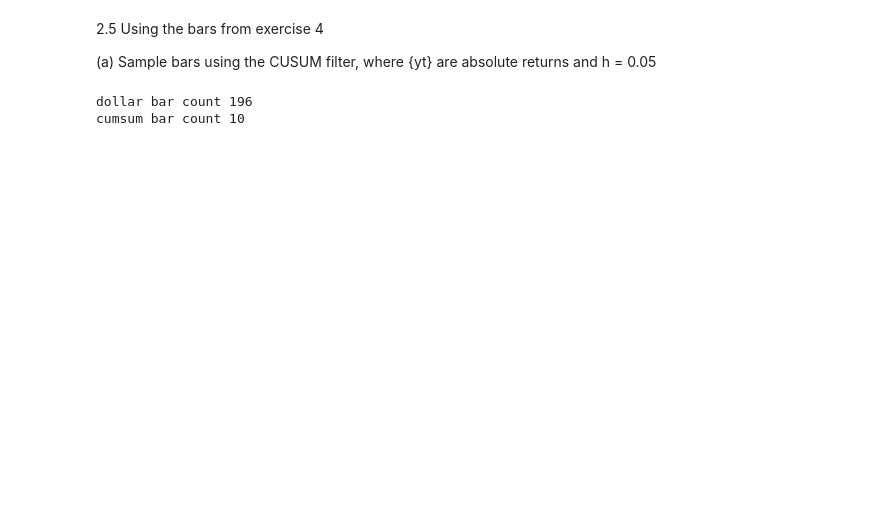
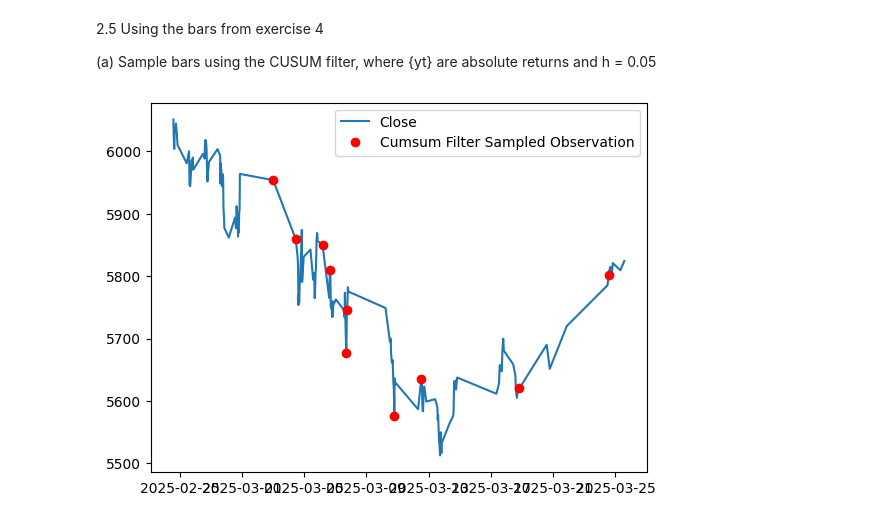
Before and after one commit to Green-grape/AFML, a Jupyter notebook: chapter2/exercise.ipynb, the cells around one changed output. Cells and saved outputs as stored; diff of their text form; code cells hidden in the pictures; blank space fills up the shorter version.

```diff
--- a/chapter2/exercise.ipynb
+++ b/chapter2/exercise.ipynb
@@ -237,32 +238,33 @@ cumsum bar count 40
 (a) Sample bars using the CUSUM filter, where {yt} are absolute returns and
 h = 0.05
 # %%
-def get_cumsum_filter_data(df:pd.DataFrame, h=0.05):
+def get_abs_cumsum_filter_data(df:pd.DataFrame, h=0.05):
     diff=abs(df['Close'].pct_change().dropna()).diff()
     s_pos, s_neg=0,0
     bar_list=[]
     start_idx=0
     for i in range(len(diff)):
         s_pos=max(0, s_pos+diff.iloc[i])
         s_neg=min(0, s_neg+diff.iloc[i])
         s=max(s_pos, -s_neg)
         if s>h:
             s_pos=0
             s_neg=0
             bar={
                 'Open':df.iloc[start_idx]['Open'],
                 'High':df.iloc[start_idx:i+1]['High'].max(),
                 'Close':df.iloc[i]['Close'],
                 'Low':df.iloc[start_idx:i+1]['Low'].min(),
                 'Volume':df.iloc[start_idx:i+1]['Volume'].sum()
             }
             start_idx=i+1
             bar_list.append((df.index[i], bar))
     cumsum_bar=pd.DataFrame.from_dict(dict(bar_list), orient='index')
     return cumsum_bar
 
-print('dollar bar count', len(dollar_bar))
-print('cumsum bar count', len(get_cumsum_filter_data(dollar_bar))) # target value로 부터 벗어난 bar만 출력
+plt.plot(dollar_bar["Close"], label='Close')
+plt.plot(get_abs_cumsum_filter_data(dollar_bar, 0.01)["Close"], label='Cumsum Filter Sampled Observation', marker='o', color='r', linestyle='')
+plt.legend()
+plt.show()
 # %% [output]
-dollar bar count 196
-cumsum bar count 10
+[figure, added]
```
Also changed, not shown: parts of 1 cell of this notebook.
